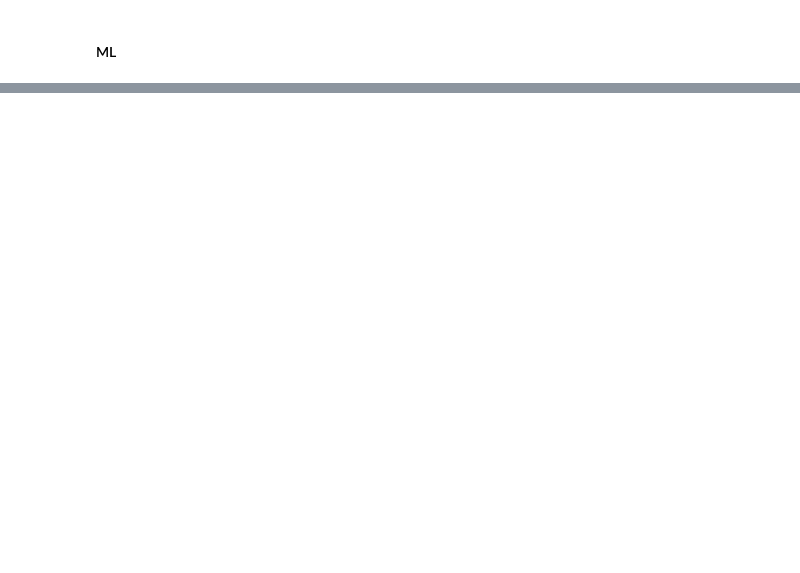
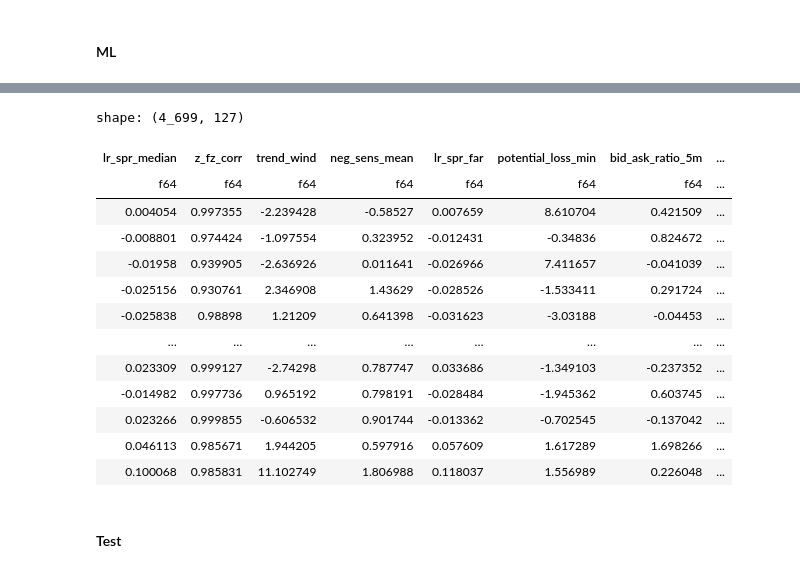
Before and after one commit to elterion/bot, a Jupyter notebook: ML.ipynb, the cells around one changed output, grey strips where cells are left out. Drawn from its saved outputs; the diff is of its cells as text; code cells hidden in the pictures; blank space fills up the shorter version.

```diff
--- a/ML.ipynb
+++ b/ML.ipynb
@@ -357,5 +315,0 @@ import catboost as cb
-# %%
-cbr_reg = cb.CatBoostRegressor(random_state=42, verbose=False)
-cbr_reg.fit(X_train, y_reg_train);
-cbr_reg_preds = cbr_reg.predict(X_test)
-root_mean_squared_error(y_reg_test, cbr_reg_preds)
@@ -365,8 +320,10 @@ root_mean_squared_error(y_reg_test, cbr_reg_preds)
 # cbr.save_model('./data/catboost_model.json', format='json')
 # %%
 # Классификация стоп-лоссов
-cbr_clf = cb.CatBoostClassifier(random_state=42, verbose=False)
-cbr_clf.fit(X_train, y_clf_train);
-cbr_clf_preds = cbr_clf.predict(X_test)
-cbr_clf_pred_proba = cbr_clf.predict_proba(X_test)[:, 1]
-print(f"ROC-AUC: {roc_auc_score(y_clf_test, cbr_clf_pred_proba):.3f}")
+cv_clf = StratifiedKFold(n_splits=5, shuffle=True, random_state=42)
+
+clf_sl_model = cb.CatBoostClassifier(random_seed=42, verbose=False)
+# clf_sl_model = cb.CatBoostClassifier(random_state=42, verbose=False, **best_clf_params)
+
+clf_sl_model.fit(X_train, y_sl_train);
+sl_preds = clf_sl_model.predict_proba(X_test)[:, 1]
@@ -374,0 +353,10 @@ print(f"ROC-AUC: {roc_auc_score(y_clf_test, cbr_clf_pred_proba):.3f}")
+# %%
+%%time
+regr_model = cb.CatBoostRegressor(random_seed=42, verbose=False)
+regr_model.fit(X_train, y_profit_train);
+profit_preds = regr_model.predict(X_test)
+regr_score_test = root_mean_squared_error(y_profit_test, profit_preds)
+
+cv_regr_scores = cross_val_score(regr_model, X_train, y_profit_train, cv=5, scoring='neg_root_mean_squared_error')
+regr_mean = abs(cv_regr_scores.mean())
+regr_std = cv_regr_scores.std()
@@ -375,6 +376,6 @@ print(f"ROC-AUC: {roc_auc_score(y_clf_test, cbr_clf_pred_proba):.3f}")
 # %%
 # Классификация профита > 0.5
-cbr_pr_clf = cb.CatBoostClassifier(random_state=42, verbose=False)
-cbr_pr_clf.fit(X_train, y_train);
+cbr_pr_clf = cb.CatBoostClassifier(random_seed=42, verbose=False)
+cbr_pr_clf.fit(X_train, y_good_profit_train);
 cbr_pr_clf_pred_proba = cbr_pr_clf.predict_proba(X_test)[:, 1]
-print(f"ROC-AUC: {roc_auc_score(y_test, cbr_pr_clf_pred_proba):.3f}")
+gp_clf_score = roc_auc_score(y_good_profit_test, cbr_pr_clf_pred_proba)
@@ -382,0 +453,19 @@ print(f"ROC-AUC: {roc_auc_score(y_test, cbr_pr_clf_pred_proba):.3f}")
+# %%
+pl.DataFrame(X_train)#.select('std_ratio_5m')
+# %% [output]
+shape: (4_699, 127)
+| lr_spr_median | z_fz_corr | trend_wind | neg_sens_mean | lr_spr_far | potential_loss_min | bid_ask_ratio_5m | ... |
+| f64 | f64 | f64 | f64 | f64 | f64 | f64 | ... |
+| 0.004054 | 0.997355 | -2.239428 | -0.58527 | 0.007659 | 8.610704 | 0.421509 | ... |
+| -0.008801 | 0.974424 | -1.097554 | 0.323952 | -0.012431 | -0.34836 | 0.824672 | ... |
+| -0.01958 | 0.939905 | -2.636926 | 0.011641 | -0.026966 | 7.411657 | -0.041039 | ... |
+| -0.025156 | 0.930761 | 2.346908 | 1.43629 | -0.028526 | -1.533411 | 0.291724 | ... |
+| -0.025838 | 0.98898 | 1.21209 | 0.641398 | -0.031623 | -3.03188 | -0.04453 | ... |
+| … | … | … | … | … | … | … | ... |
+| 0.023309 | 0.999127 | -2.74298 | 0.787747 | 0.033686 | -1.349103 | -0.237352 | ... |
+| -0.014982 | 0.997736 | 0.965192 | 0.798191 | -0.028484 | -1.945362 | 0.603745 | ... |
+| 0.023266 | 0.999855 | -0.606532 | 0.901744 | -0.013362 | -0.702545 | -0.137042 | ... |
+| 0.046113 | 0.985671 | 1.944205 | 0.597916 | 0.057609 | 1.617289 | 1.698266 | ... |
+| 0.100068 | 0.985831 | 11.102749 | 1.806988 | 0.118037 | 1.556989 | 0.226048 | ... |
+# %% [markdown]
+#### Test
```
Also changed, not shown: parts of 85 cells of this notebook, 8 other files.
